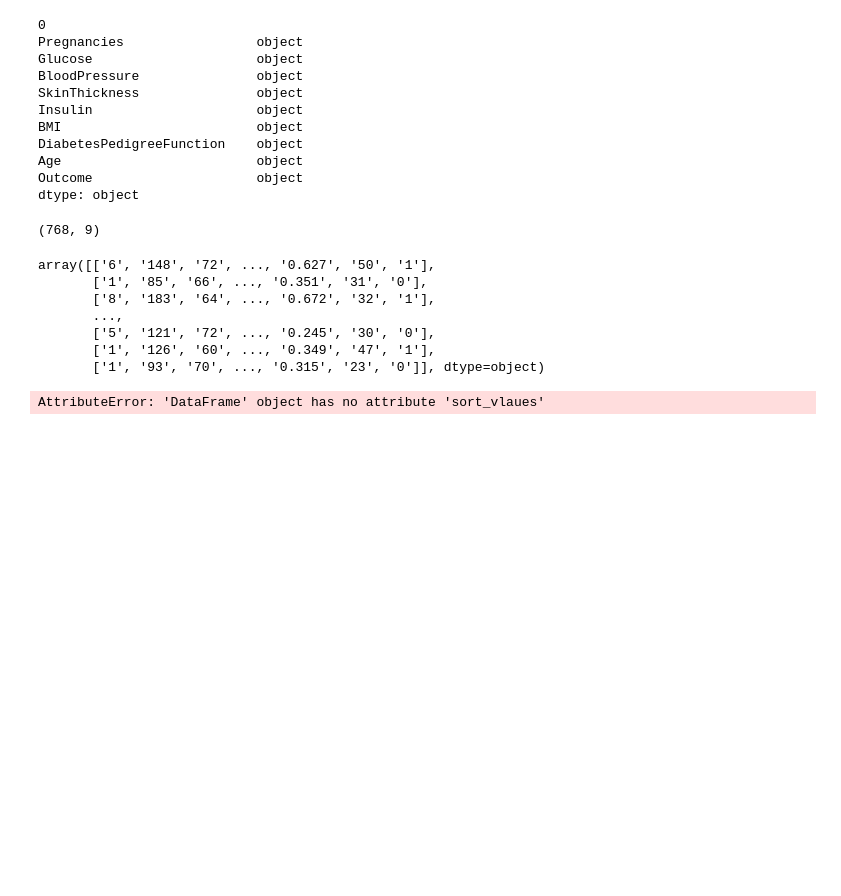
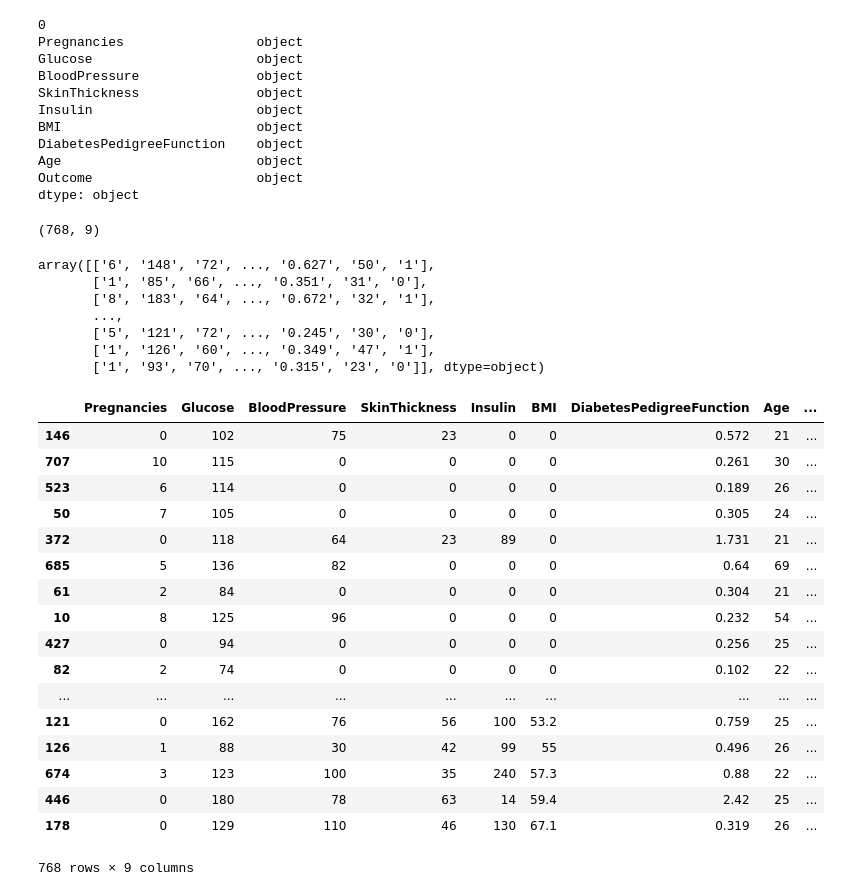
Before and after one commit to aakashvarma/Machine-Learning-Assignments, a Jupyter notebook: #1 Data loading/Untitled.ipynb, the cells around one changed output. Cells and saved outputs as stored; diff of their text form; code cells hidden in the pictures; blank space fills up the shorter version.

```diff
--- a/#1 Data loading/Untitled.ipynb
+++ b/#1 Data loading/Untitled.ipynb
@@ -79,6 +79,23 @@ array([['6', '148', '72', ..., '0.627', '50', '1'],
        ['1', '126', '60', ..., '0.349', '47', '1'],
        ['1', '93', '70', ..., '0.315', '23', '0']], dtype=object)
 # %%
-df.sort_vlaues(by = 'BMI')
+df.sort_values(by = 'BMI')
 # %% [output]
+|  | Pregnancies | Glucose | BloodPressure | SkinThickness | Insulin | BMI | DiabetesPedigreeFunction | Age | ... |
+| 146 | 0 | 102 | 75 | 23 | 0 | 0 | 0.572 | 21 | ... |
+| 707 | 10 | 115 | 0 | 0 | 0 | 0 | 0.261 | 30 | ... |
+| 523 | 6 | 114 | 0 | 0 | 0 | 0 | 0.189 | 26 | ... |
+| 50 | 7 | 105 | 0 | 0 | 0 | 0 | 0.305 | 24 | ... |
+| 372 | 0 | 118 | 64 | 23 | 89 | 0 | 1.731 | 21 | ... |
+| 685 | 5 | 136 | 82 | 0 | 0 | 0 | 0.64 | 69 | ... |
+| 61 | 2 | 84 | 0 | 0 | 0 | 0 | 0.304 | 21 | ... |
+| 10 | 8 | 125 | 96 | 0 | 0 | 0 | 0.232 | 54 | ... |
+| 427 | 0 | 94 | 0 | 0 | 0 | 0 | 0.256 | 25 | ... |
+| 82 | 2 | 74 | 0 | 0 | 0 | 0 | 0.102 | 22 | ... |
+| ... | ... | ... | ... | ... | ... | ... | ... | ... | ... |
+| 121 | 0 | 162 | 76 | 56 | 100 | 53.2 | 0.759 | 25 | ... |
+| 126 | 1 | 88 | 30 | 42 | 99 | 55 | 0.496 | 26 | ... |
+| 674 | 3 | 123 | 100 | 35 | 240 | 57.3 | 0.88 | 22 | ... |
+| 446 | 0 | 180 | 78 | 63 | 14 | 59.4 | 2.42 | 25 | ... |
+| 178 | 0 | 129 | 110 | 46 | 130 | 67.1 | 0.319 | 26 | ... |
-AttributeError: 'DataFrame' object has no attribute 'sort_vlaues'
+768 rows × 9 columns
```
Also changed, not shown: parts of 1 cell of this notebook.
